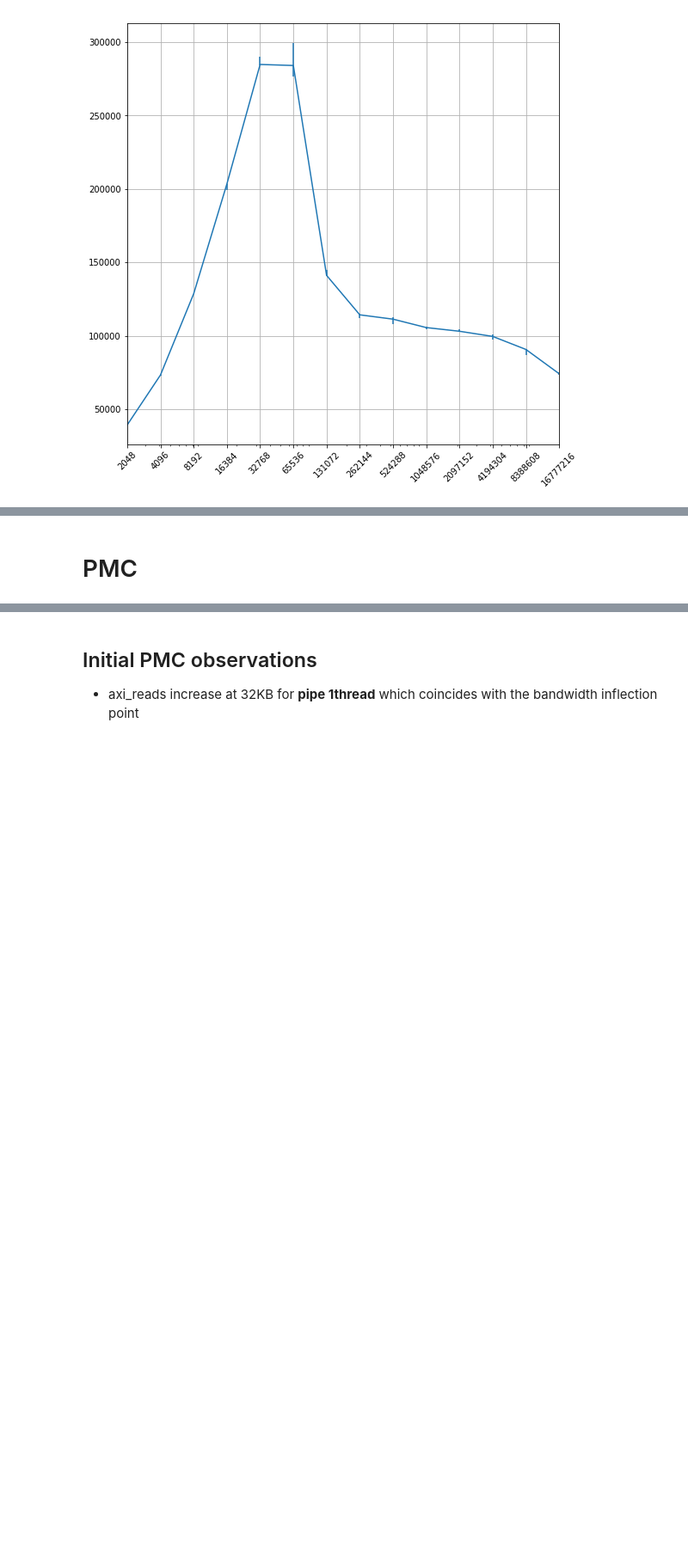
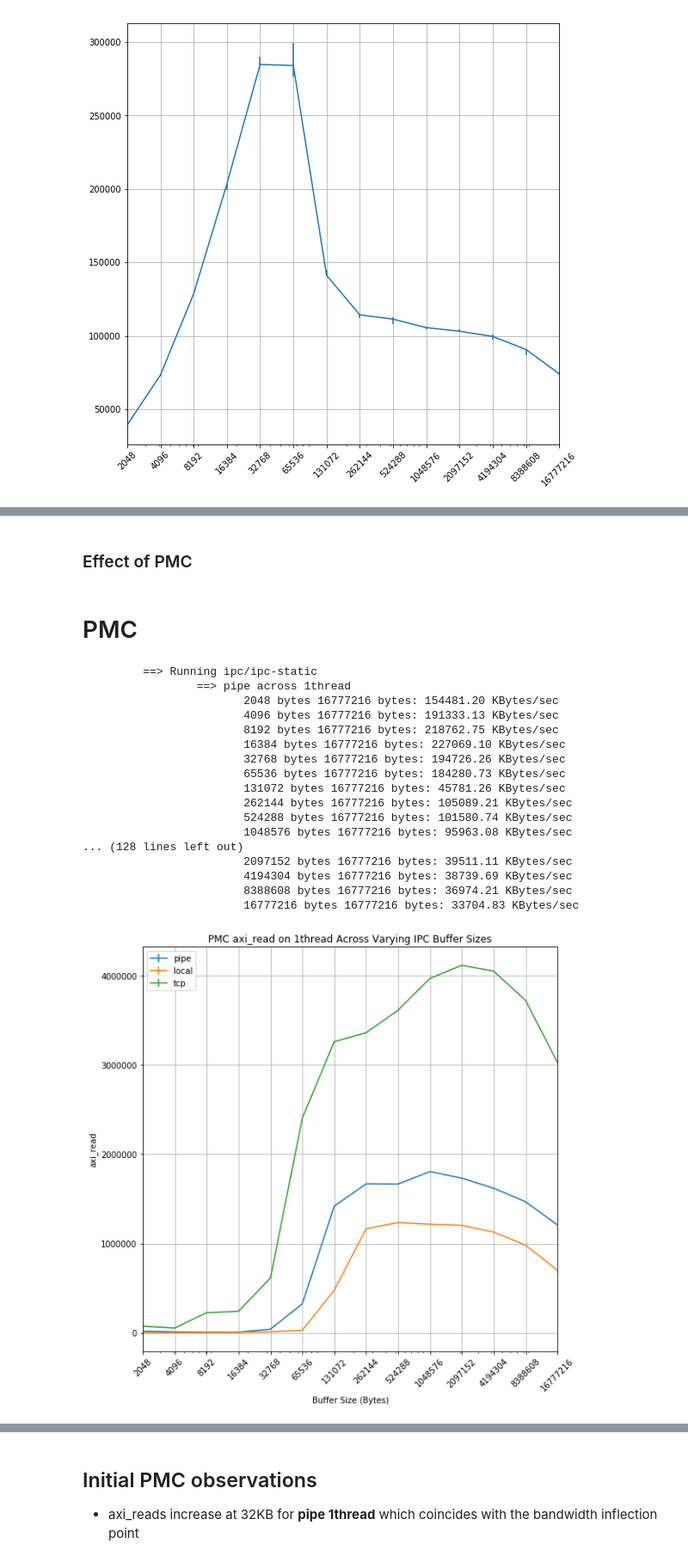
Before and after one commit to Michael137/os, a Jupyter notebook: l41-labs/lab2/lab2.ipynb, the cells around one changed output, grey strips where cells are left out. Shown at 86% size. Saved outputs shown, nothing was run; the diff lists cells and outputs as text; code cells hidden in the pictures; blank space fills up the shorter version.

```diff
--- a/l41-labs/lab2/lab2.ipynb
+++ b/l41-labs/lab2/lab2.ipynb
@@ -311,9 +322,10 @@ def graph(xs, ys, num_trials = 0, save = False, save_name = "plot", title = None
     error_bars.loc[[0.25]] = df.median(1) - error_bars.loc[[0.25]]
     error_bars.loc[[0.75]] = error_bars.loc[[0.75]] - df.median(1)
     error_bars_values = [error_bars.values]
-    if axis:
+    if axis is not None:
         ax = df.median(1).plot(figsize=(9,9), yerr=error_bars_values, title=title, ax=axis)
     else:
+        fig = plt.figure(figsize=(18,6))
         ax = df.median(1).plot(figsize=(9,9), yerr=error_bars_values, title=title)
 
     if xlabel:
@@ -1017,0 +948,2 @@ Call chains:
+# %% [markdown]
+### Effect of PMC
@@ -1019,14 +976,23 @@ Call chains:
 # PMC
 # %%
 BUF_START = 512
-#BUFFER_SIZES = [BUF_START * 2 ** exp for exp in range(8, 16)] # Start from 128KB
-BUFFER_SIZES = [BUF_START * 2 ** exp for exp in range(2, 16)]
+BUFFER_SIZES = [BUF_START * 2 ** exp for exp in range(2, 16)] # Start from 128KB
+#BUFFER_SIZES = [BUF_START * 2 ** exp for exp in range(2, 16)]
 TOT_SIZES = [BUFFER_SIZES[-1]] # Keep constant at default 16MB (last value of BUFFER_SIZES)
-RUNS = 5
+RUNS = 8
 EXE="ipc/ipc-static"
-PMC="axi"
-FLAGS="-P {}".format(PMC)
 
-MODE = "1thread"
-IPC= "pipe"
-pipe = benchmark(FLAGS, RUNS, EXE, MODE, IPC, BUFFER_SIZES, TOT_SIZES, pmc = PMC)
+def graph_pmc(ipcs, mode, pmc, props):
+    FLAGS="-P {}".format(pmc)
+    res = {}
+    for obj in ipcs:
+        res[obj] = benchmark(FLAGS, RUNS, EXE, mode, obj, BUFFER_SIZES, TOT_SIZES, pmc = pmc)
+
+    for p in props:
+        ax = None
+        for obj in ipcs:
+            ax = graph(BUFFER_SIZES, flatten([item[p] for item in res[obj]]),
+                        RUNS, label=obj, axis = ax,
+                            title = "PMC {} on {} Across Varying IPC Buffer Sizes".format(p, mode),
+                              xlabel = "Buffer Size (Bytes)", ylabel=p)
+            ax.legend(ipcs)
@@ -1034,0 +999,23 @@ p = graph(BUFFER_SIZES, flatten([item['axi_read'] for item in pipe]), RUNS, labe
+# %%
+graph_pmc(["pipe", "local", "tcp"], "1thread", "axi", ["axi_read", "axi_write"])
+graph_pmc(["pipe", "local", "tcp"], "2thread", "axi", ["axi_read", "axi_write"])
+graph_pmc(["pipe", "local", "tcp"], "2proc", "axi", ["axi_read", "axi_write"])
+# %% [output]
+         ==> Running ipc/ipc-static
+                 ==> pipe across 1thread
+                        2048 bytes 16777216 bytes: 154481.20 KBytes/sec
+                        4096 bytes 16777216 bytes: 191333.13 KBytes/sec
+                        8192 bytes 16777216 bytes: 218762.75 KBytes/sec
+                        16384 bytes 16777216 bytes: 227069.10 KBytes/sec
+                        32768 bytes 16777216 bytes: 194726.26 KBytes/sec
+                        65536 bytes 16777216 bytes: 184280.73 KBytes/sec
+                        131072 bytes 16777216 bytes: 45781.26 KBytes/sec
+                        262144 bytes 16777216 bytes: 105089.21 KBytes/sec
+                        524288 bytes 16777216 bytes: 101580.74 KBytes/sec
+                        1048576 bytes 16777216 bytes: 95963.08 KBytes/sec
+... (128 lines left out)
+                        2097152 bytes 16777216 bytes: 39511.11 KBytes/sec
+                        4194304 bytes 16777216 bytes: 38739.69 KBytes/sec
+                        8388608 bytes 16777216 bytes: 36974.21 KBytes/sec
+                        16777216 bytes 16777216 bytes: 33704.83 KBytes/sec
+[figure, added]
```
Also changed, not shown: parts of 15 cells of this notebook.
